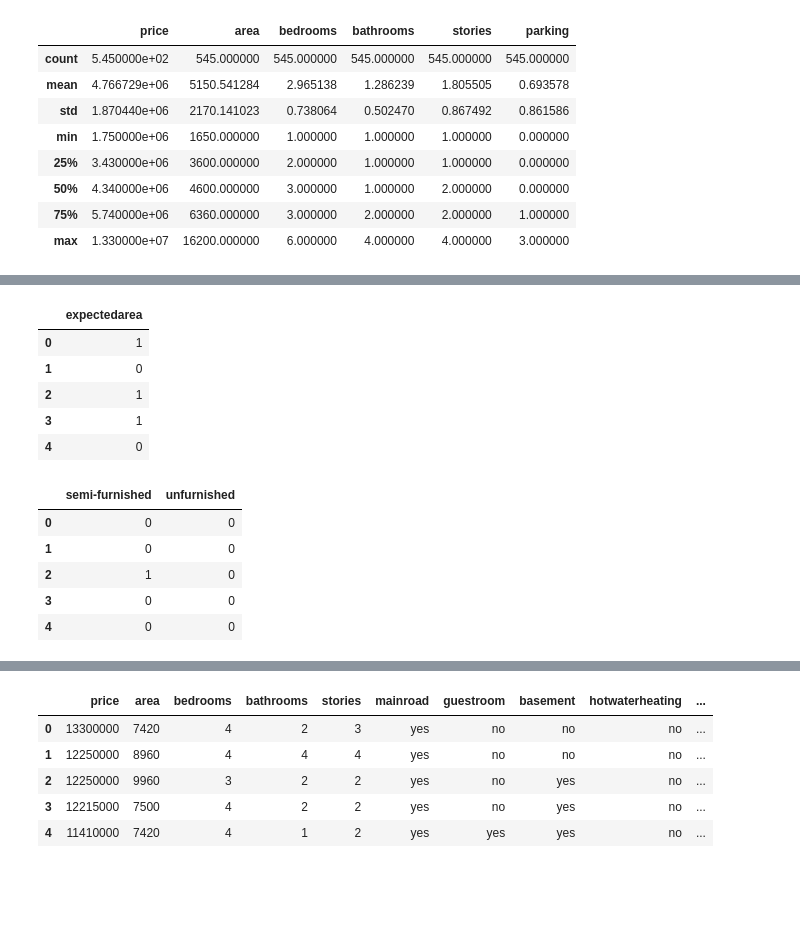
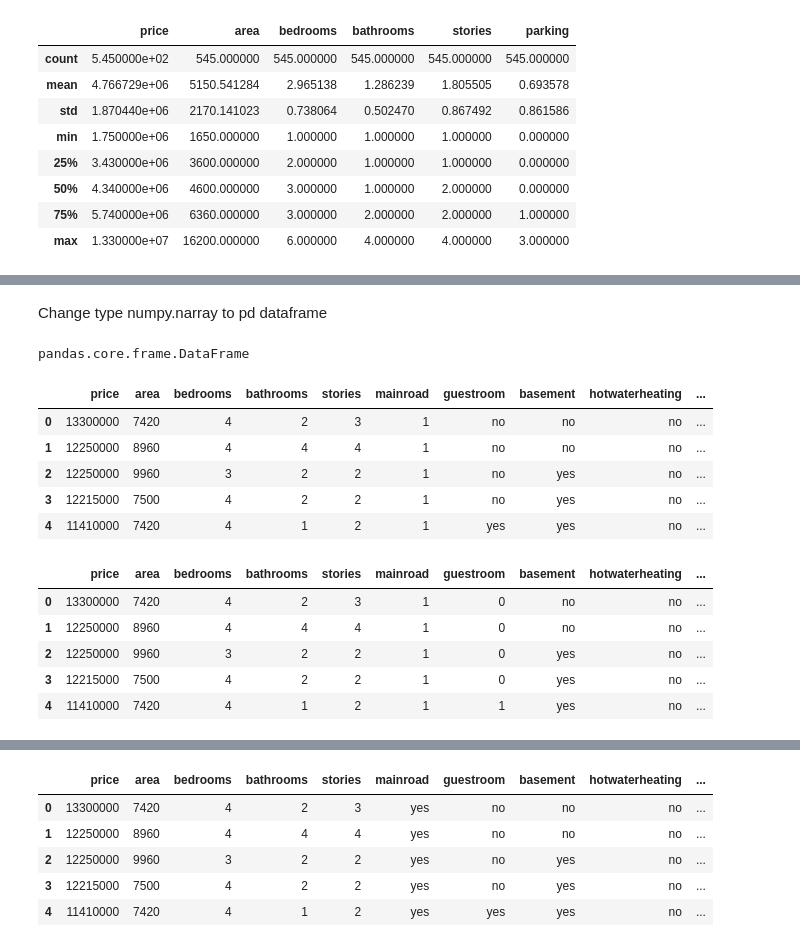
Before and after one commit to AbuZaferMdFahim/House-Price-Prediction-using-Machine-Learning, a Jupyter notebook: housepriceprediction.ipynb, the cells around one changed output, grey strips where cells are left out. Saved outputs shown, nothing was run; the diff lists cells and outputs as text; code cells hidden in the pictures; blank space fills up the shorter version.

Commit message:
complete & dataset

```diff
--- a/housepriceprediction.ipynb
+++ b/housepriceprediction.ipynb
@@ -121,23 +71,27 @@ aircondition.head(5)
-# %%
-expectedarea = pd.get_dummies(house_price_dataset['prefarea'],drop_first=True).astype('int')
-expectedarea.rename(columns={'yes': 'expectedarea'}, inplace=True)
-expectedarea.head(5)
-# %% [output]
-|  | expectedarea |
-| 0 | 1 |
-| 1 | 0 |
-| 2 | 1 |
-| 3 | 1 |
-| 4 | 0 |
-# %%
-furnished = pd.get_dummies(house_price_dataset['furnishingstatus'],drop_first=True).astype('int')
-furnished.head(5)
-# %% [output]
-|  | semi-furnished | unfurnished |
-| 0 | 0 | 0 |
-| 1 | 0 | 0 |
-| 2 | 1 | 0 |
-| 3 | 0 | 0 |
-| 4 | 0 | 0 |
-# %%
-house_price_dataset = pd.concat([house_price_dataset, road, guestroom, basement, waterheating, aircondition, expectedarea, furnished],axis=1)
+# %% [markdown]
+Change type numpy.narray to pd dataframe
+# %%
+house_price_dataframe = pd.DataFrame(house_price_dataset)
+type(house_price_dataframe)
+# %% [output]
+pandas.core.frame.DataFrame
+# %%
+house_price_dataframe.replace({"mainroad":{'yes':1,'no':0}},inplace=True)
+house_price_dataframe.head(5)
+# %% [output]
+|  | price | area | bedrooms | bathrooms | stories | mainroad | guestroom | basement | hotwaterheating | ... |
+| 0 | 13300000 | 7420 | 4 | 2 | 3 | 1 | no | no | no | ... |
+| 1 | 12250000 | 8960 | 4 | 4 | 4 | 1 | no | no | no | ... |
+| 2 | 12250000 | 9960 | 3 | 2 | 2 | 1 | no | yes | no | ... |
+| 3 | 12215000 | 7500 | 4 | 2 | 2 | 1 | no | yes | no | ... |
+| 4 | 11410000 | 7420 | 4 | 1 | 2 | 1 | yes | yes | no | ... |
+# %%
+house_price_dataframe.replace({"guestroom":{'yes':1,'no':0}},inplace=True)
+house_price_dataframe.head(5)
+# %% [output]
+|  | price | area | bedrooms | bathrooms | stories | mainroad | guestroom | basement | hotwaterheating | ... |
+| 0 | 13300000 | 7420 | 4 | 2 | 3 | 1 | 0 | no | no | ... |
+| 1 | 12250000 | 8960 | 4 | 4 | 4 | 1 | 0 | no | no | ... |
+| 2 | 12250000 | 9960 | 3 | 2 | 2 | 1 | 0 | yes | no | ... |
+| 3 | 12215000 | 7500 | 4 | 2 | 2 | 1 | 0 | yes | no | ... |
+| 4 | 11410000 | 7420 | 4 | 1 | 2 | 1 | 1 | yes | no | ... |
```
Also changed, not shown: parts of 30 cells of this notebook.
